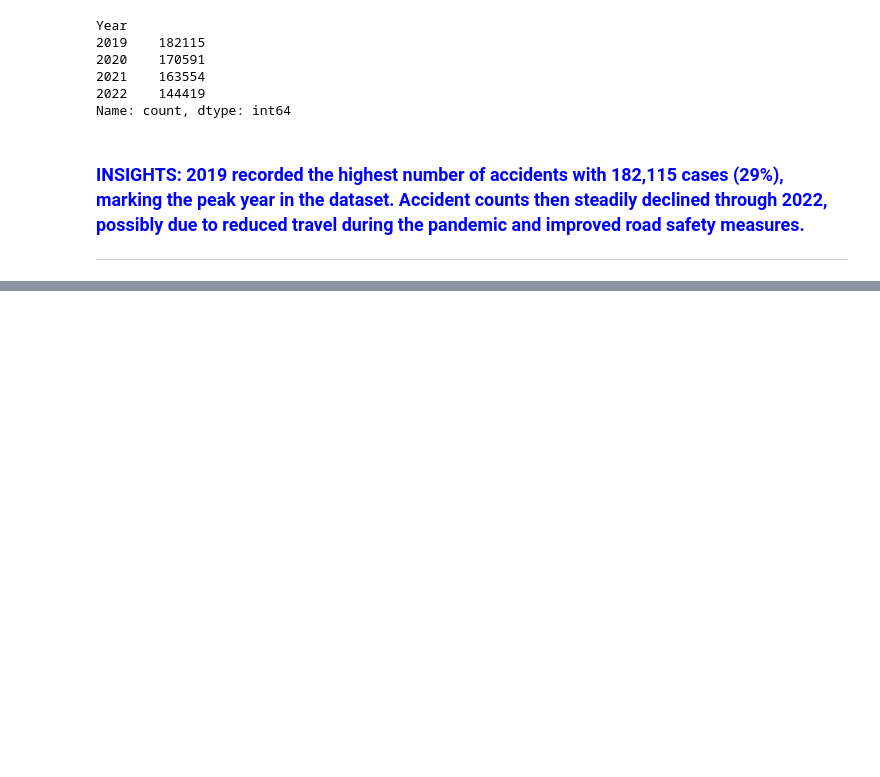
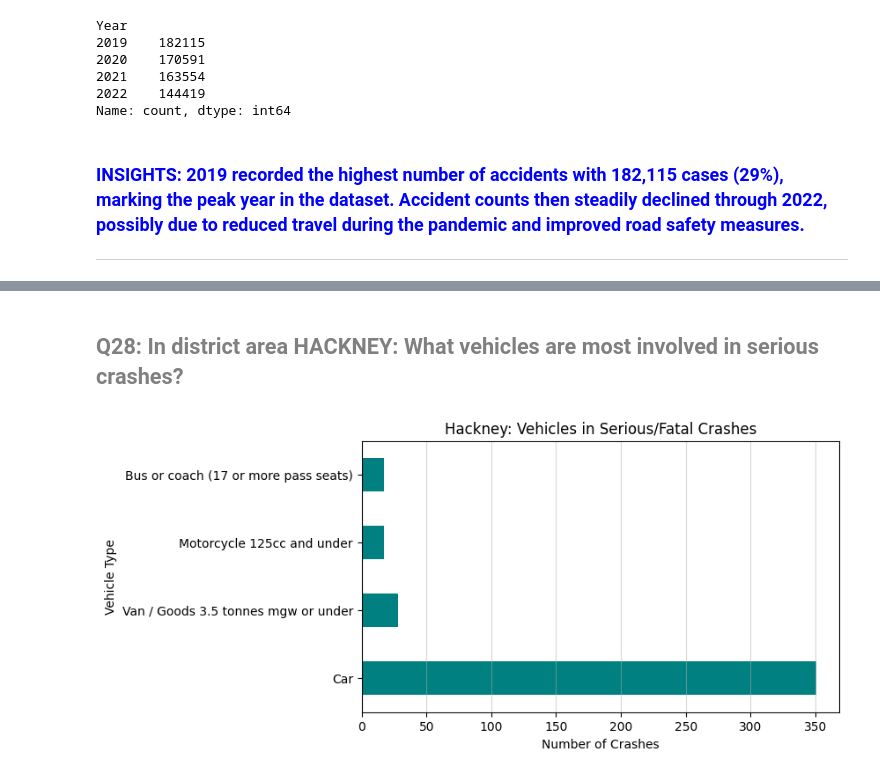
Before and after one commit to louiezzy/ELEC303-DataAnalytics, a Jupyter notebook: Activity 2.ipynb, the cells around one changed output, grey strips where cells are left out. Saved outputs shown, nothing was run; the diff lists cells and outputs as text; code cells hidden in the pictures; blank space fills up the shorter version.

```diff
--- a/Activity 2.ipynb
+++ b/Activity 2.ipynb
@@ -681,0 +780,15 @@ Name: count, dtype: int64
+# %% [markdown]
+<h2 style="color:gray"> Q28: In district area HACKNEY: What vehicles are most involved in serious crashes?</h2>
+# %%
+serious = hackney_df[hackney_df['Accident_Severity'].isin(['Serious','Fatal'])]
+top = serious['Vehicle_Type'].value_counts().head(4)
+
+plt.figure(figsize=(7,4))
+top.plot(kind='barh', color='teal')
+plt.title("Hackney: Vehicles in Serious/Fatal Crashes")
+plt.xlabel("Number of Crashes")
+plt.ylabel("Vehicle Type")
+plt.grid(axis='x', alpha=0.5)
+plt.show()
+# %% [output]
+[figure, added]
```
Also changed, not shown: parts of 23 cells of this notebook.
